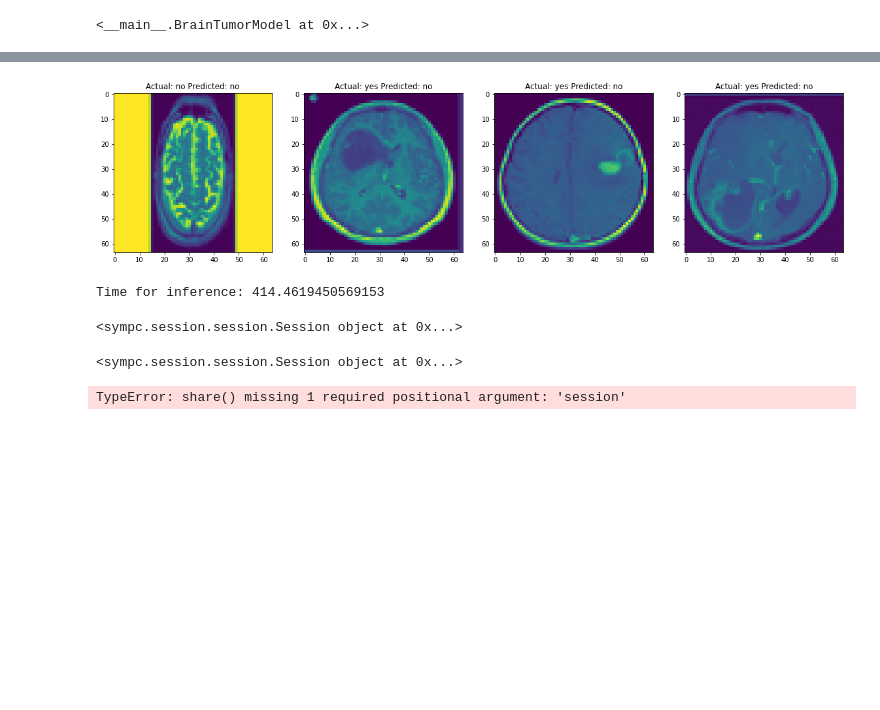
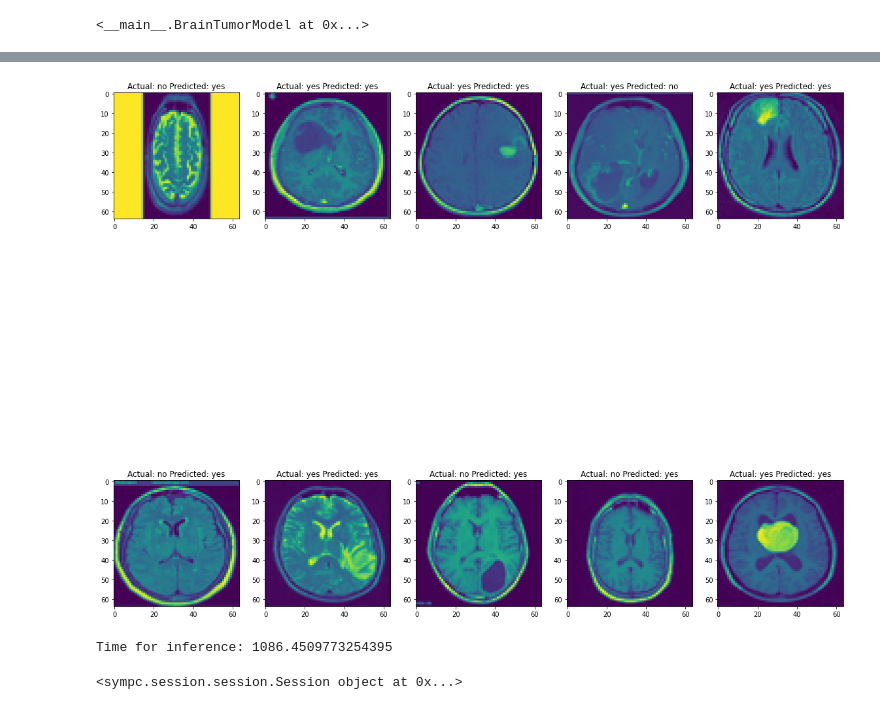
Before and after one commit to ol-msc/ppdm_ml, a Jupyter notebook: notebooks/smpc/cnn_braintumor/brain_tumor_v2.ipynb, the cells around one changed output, grey strips where cells are left out. Saved outputs shown, nothing was run; the diff lists cells and outputs as text; code cells hidden in the pictures; blank space fills up the shorter version.

Commit message:
model predictions are ok now, gradient_required=True for MPCtensor

```diff
--- a/notebooks/smpc/cnn_braintumor/brain_tumor_v2.ipynb
+++ b/notebooks/smpc/cnn_braintumor/brain_tumor_v2.ipynb
@@ -174,0 +212,12 @@ Epochs: 10 Loss: 0.5272745490074158
+# %%
+mapping = {0:'no',1:'yes'}
+fig = plt.figure(figsize=(20,20))
+for i in range(20):
+    data,target = dataset[i]
+    pred = model(data.float())
+    print(pred)
+    pred = torch.argmax(pred,dim=1)
+    plt.subplot(4,5,i+1)
+    plt.imshow(data[0][0].cpu())
+    plt.title(f'Actual: {mapping[target.cpu().detach().item()]} Predicted: {mapping[pred.cpu().detach().item()]}')
+plt.show()
@@ -250,18 +321,3 @@ torch.Size([32, 32, 30, 64])
 torch.Size([32, 32, 30, 32])
 torch.Size([32, 30720])
 Epochs: 0 Loss: 1.7399481534957886
-# %%
-mapping = {0:'no',1:'yes'}
-fig = plt.figure(figsize=(20,20))
-for i in range(20):
-    data,target = dataset[i]
-    pred = model.forward(data.float())
-    print(pred)
-    pred = torch.argmax(pred,dim=1)
-    plt.subplot(4,5,i+1)
-    plt.imshow(data[0][0].cpu())
-    plt.title(f'Actual: {mapping[target.cpu().detach().item()]} Predicted: {mapping[pred.cpu().detach().item()]}')
-plt.show()
-
-
-#todo make accuracy
@@ -325,10 +361,10 @@ SessionManager.setup_mpc(session)
 ptrs = []
 labels = []
 for i, (img, lbl) in enumerate(dataset):
-    img_f = img.type(torch.float16)
-    ptrs.append(img.share(session=session))
+    img_f = img.type(torch.float32)
+    ptrs.append(MPCTensor(secret=img_f,session=session, requires_grad=True))
     labels.append(lbl)
-    if i == 3: break
+    if i == 10: break
 ptrs
 # %% [output]
 [[MPCTensor]
@@ -403,12 +562,12 @@ results
 # %%
 fig = plt.figure(figsize=(20,20))
-for i in range(4):
+for i in range(10):
     pred = results[i]
     target = labels[i]
-    pred = torch.argmax(pred,dim=1)
-    plt.subplot(1,4,i+1)
-    plt.imshow(dataset[i][0][0][0].cpu())
-    plt.title(f'Actual: {mapping[target.cpu().detach().item()]} Predicted: {mapping[pred.cpu().detach().item()]}')
+    pred = torch.argmax(pred, dim=1)
+    plt.subplot(2,5,i+1)
+    plt.imshow(dataset[i][0][0][0])
+    plt.title(f'Actual: {mapping[target.detach().item()]} Predicted: {mapping[pred.detach().item()]}')
 plt.show()
 print(f"Time for inference: {end_time - start_time}")
 # %% [output]
@@ -415,10 +580,5 @@ print(f"Time for inference: {end_time - start_time}")
-[figure, old version]
+[figure, new version]
-Time for inference: 414.4619450569153
+Time for inference: 1086.4509773254395
 # %%
 # %% [output]
 <sympc.session.session.Session object at 0x...>
-# %%
-predictions=inference(3, model)
-# %% [output]
-<sympc.session.session.Session object at 0x...>
-TypeError: share() missing 1 required positional argument: 'session'
```
Also changed, not shown: parts of 9 cells of this notebook.
